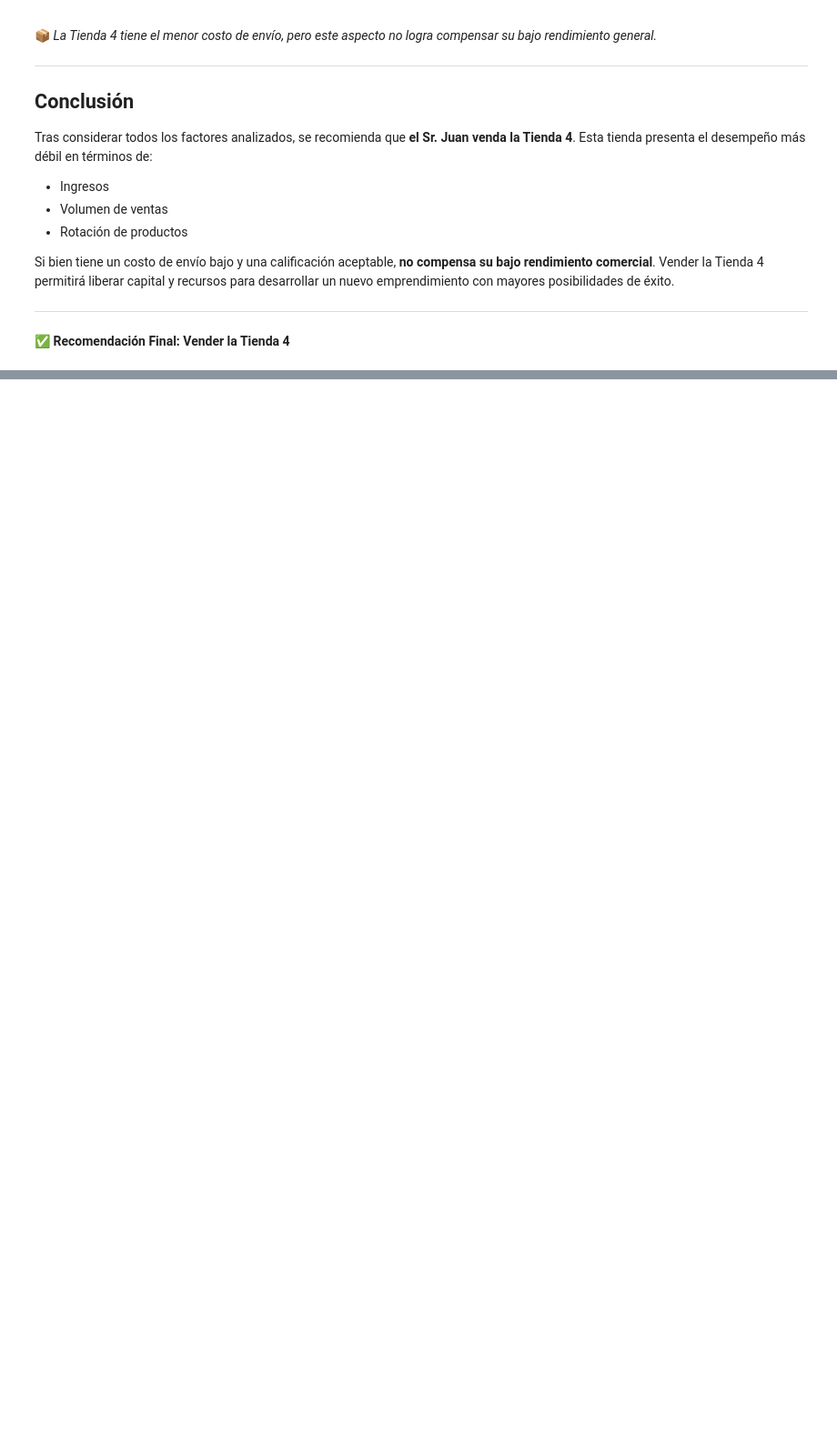
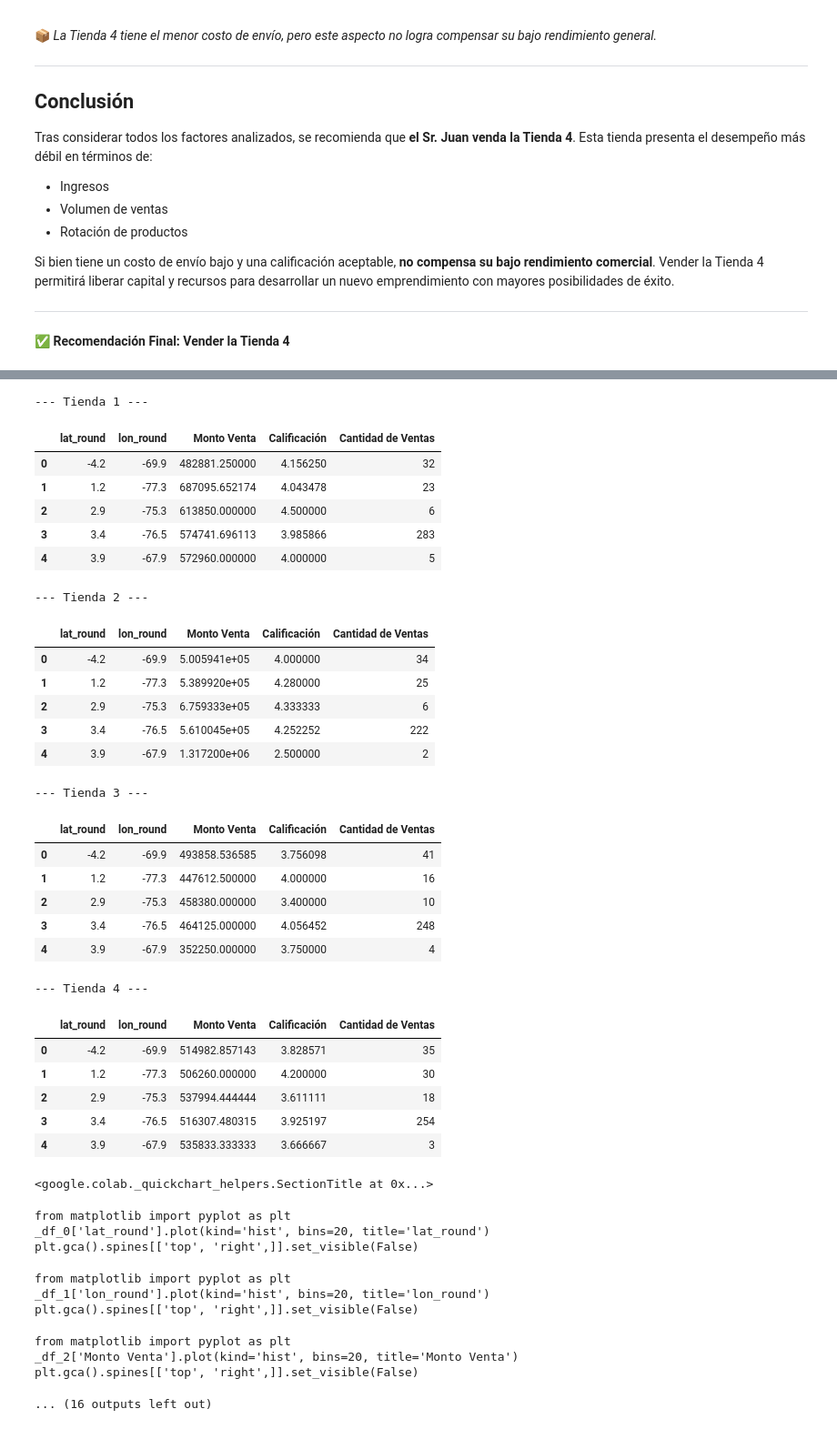
Before and after one commit to lgarciabode/DesafioStore_AluraLatam, a Jupyter notebook: DesafioTienda_AluraLatam.ipynb, the cells around one changed output, grey strips where cells are left out. Shown at 91% size. Cells and saved outputs as stored; diff of their text form; code cells hidden in the pictures; blank space fills up the shorter version.

```diff
--- a/DesafioTienda_AluraLatam.ipynb
+++ b/DesafioTienda_AluraLatam.ipynb
@@ -407,0 +448,54 @@ Si bien tiene un costo de envío bajo y una calificación aceptable, **no compen
+# %%
+for i, tienda in enumerate([tienda, tienda2, tienda3, tienda4], start=1):
+    print(f"--- Tienda {i} ---")
+    tienda['Monto Venta'] = tienda['Precio'] + tienda['Costo de envío']
+    tienda['lat_round'] = tienda['lat'].round(1)
+    tienda['lon_round'] = tienda['lon'].round(1)
+
+    stats = tienda.groupby(['lat_round', 'lon_round']).agg({
+        'Monto Venta': 'mean',
+        'Calificación': 'mean',
+        'Producto': 'count'
+    }).reset_index().rename(columns={'Producto': 'Cantidad de Ventas'})
+
+    display(stats.head())
+# %% [output]
+--- Tienda 1 ---
+|  | lat_round | lon_round | Monto Venta | Calificación | Cantidad de Ventas |
+| 0 | -4.2 | -69.9 | 482881.250000 | 4.156250 | 32 |
+| 1 | 1.2 | -77.3 | 687095.652174 | 4.043478 | 23 |
+| 2 | 2.9 | -75.3 | 613850.000000 | 4.500000 | 6 |
+| 3 | 3.4 | -76.5 | 574741.696113 | 3.985866 | 283 |
+| 4 | 3.9 | -67.9 | 572960.000000 | 4.000000 | 5 |
+--- Tienda 2 ---
+|  | lat_round | lon_round | Monto Venta | Calificación | Cantidad de Ventas |
+| 0 | -4.2 | -69.9 | 5.005941e+05 | 4.000000 | 34 |
+| 1 | 1.2 | -77.3 | 5.389920e+05 | 4.280000 | 25 |
+| 2 | 2.9 | -75.3 | 6.759333e+05 | 4.333333 | 6 |
+| 3 | 3.4 | -76.5 | 5.610045e+05 | 4.252252 | 222 |
+| 4 | 3.9 | -67.9 | 1.317200e+06 | 2.500000 | 2 |
+--- Tienda 3 ---
+|  | lat_round | lon_round | Monto Venta | Calificación | Cantidad de Ventas |
+| 0 | -4.2 | -69.9 | 493858.536585 | 3.756098 | 41 |
+| 1 | 1.2 | -77.3 | 447612.500000 | 4.000000 | 16 |
+| 2 | 2.9 | -75.3 | 458380.000000 | 3.400000 | 10 |
+| 3 | 3.4 | -76.5 | 464125.000000 | 4.056452 | 248 |
+| 4 | 3.9 | -67.9 | 352250.000000 | 3.750000 | 4 |
+--- Tienda 4 ---
+|  | lat_round | lon_round | Monto Venta | Calificación | Cantidad de Ventas |
+| 0 | -4.2 | -69.9 | 514982.857143 | 3.828571 | 35 |
+| 1 | 1.2 | -77.3 | 506260.000000 | 4.200000 | 30 |
+| 2 | 2.9 | -75.3 | 537994.444444 | 3.611111 | 18 |
+| 3 | 3.4 | -76.5 | 516307.480315 | 3.925197 | 254 |
+| 4 | 3.9 | -67.9 | 535833.333333 | 3.666667 | 3 |
+<google.colab._quickchart_helpers.SectionTitle at 0x...>
+from matplotlib import pyplot as plt
+_df_0['lat_round'].plot(kind='hist', bins=20, title='lat_round')
+plt.gca().spines[['top', 'right',]].set_visible(False)
+from matplotlib import pyplot as plt
+_df_1['lon_round'].plot(kind='hist', bins=20, title='lon_round')
+plt.gca().spines[['top', 'right',]].set_visible(False)
+from matplotlib import pyplot as plt
+_df_2['Monto Venta'].plot(kind='hist', bins=20, title='Monto Venta')
+plt.gca().spines[['top', 'right',]].set_visible(False)
+... (16 outputs left out)
```
Also changed, not shown: parts of 7 cells of this notebook.
